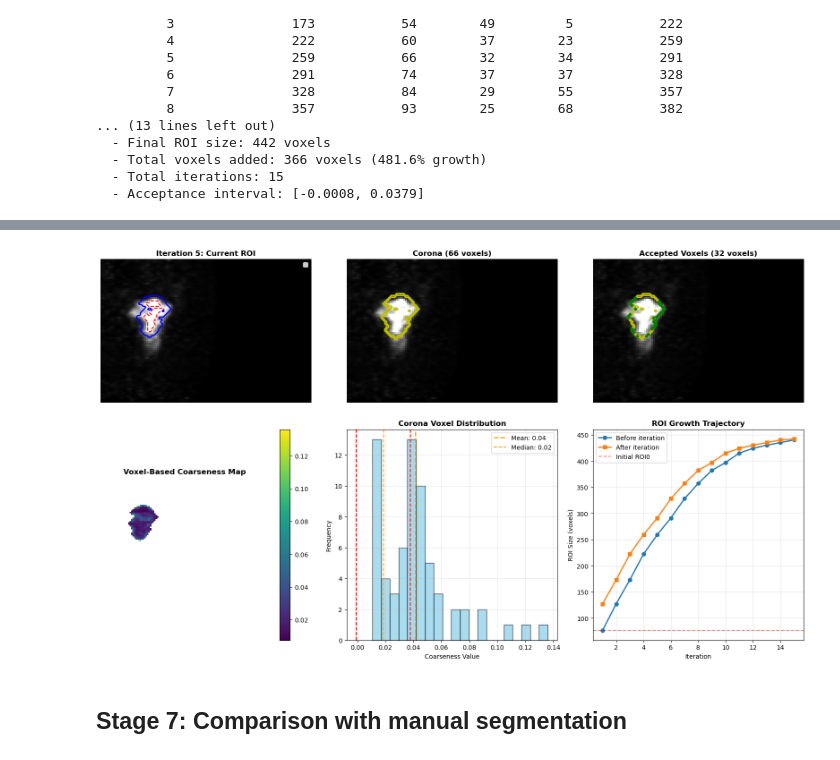
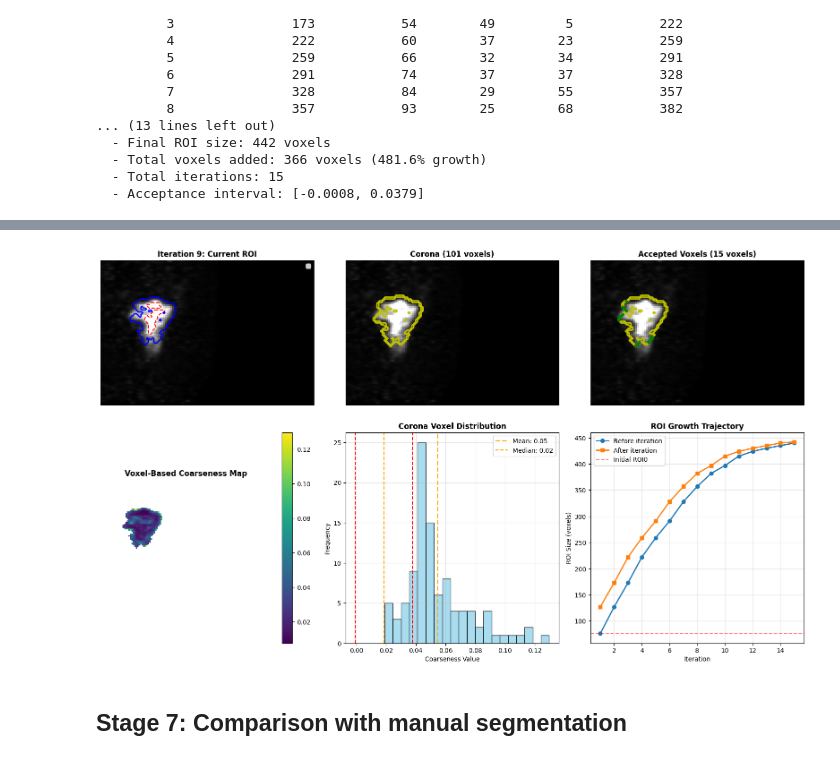
Before and after one commit to oazula/Primer-metodo-con-radiomica, a Jupyter notebook: test 1 Metodos de intervalos 2D con Dice y comparacion cruzada.ipynb, the cells around one changed output, grey strips where cells are left out. Saved outputs shown, nothing was run; the diff lists cells and outputs as text; code cells hidden in the pictures.

```diff
--- a/test 1 Metodos de intervalos 2D con Dice y comparacion cruzada.ipynb
+++ b/test 1 Metodos de intervalos 2D con Dice y comparacion cruzada.ipynb
@@ -832,7 +832,7 @@ plt.show()
 [figure]
 # %%
 # Detailed visualization of a specific iteration (example: iteration 5)
-iter_to_show = min(5, NUM_ITERATIONS)  # Show iteration 5, or last if fewer iterations
+iter_to_show = min(9, NUM_ITERATIONS)  # Show iteration 5, or last if fewer iterations
 data_iter = history[iter_to_show - 1]
 
 fig, axes = plt.subplots(2, 3, figsize=(16, 10))
@@ -890,34 +890,34 @@ elif ACCEPTANCE_METHOD == "percentile":
                       label=f"P{PERCENTILE_HIGH}")
 
 elif ACCEPTANCE_METHOD == "tukey":
     axes[1,1].axvline(tukey_low, color='r', linestyle='--',
                       label="Lower fence")
     axes[1,1].axvline(tukey_high, color='r', linestyle='--',
                       label="Upper fence")
 axes[1, 1].set_xlabel(f"{FEATURE_NAME} Value")
 axes[1, 1].set_ylabel("Frequency")
 axes[1, 1].set_title("Corona Voxel Distribution", fontweight='bold')
 axes[1, 1].legend()
 axes[1, 1].grid(alpha=0.3)
 
 # Growth trajectory
 iter_range = [r["Iteration"] for r in results]
 roi_sizes = [r["Current ROI Size"] for r in results]
 new_sizes = [r["New ROI Size"] for r in results]
 
 axes[1, 2].plot(iter_range, roi_sizes, 'o-', linewidth=2, markersize=6, label='Before iteration')
 axes[1, 2].plot(iter_range, new_sizes, 's-', linewidth=2, markersize=6, label='After iteration')
 axes[1, 2].axhline(mask0.sum(), color='r', linestyle='--', alpha=0.5, label='Initial ROI0')
 axes[1, 2].set_xlabel("Iteration")
 axes[1, 2].set_ylabel("ROI Size (voxels)")
 axes[1, 2].set_title("ROI Growth Trajectory", fontweight='bold')
 axes[1, 2].legend()
 axes[1, 2].grid(alpha=0.3)
 
 plt.tight_layout()
 plt.show()
 # %% [output]
-[figure, old version]
+[figure, new version]
 # %% [markdown]
 ## Stage 7: Comparison with manual segmentation
 # %%
```
Also changed, not shown: parts of 5 cells of this notebook, 2 other files.
